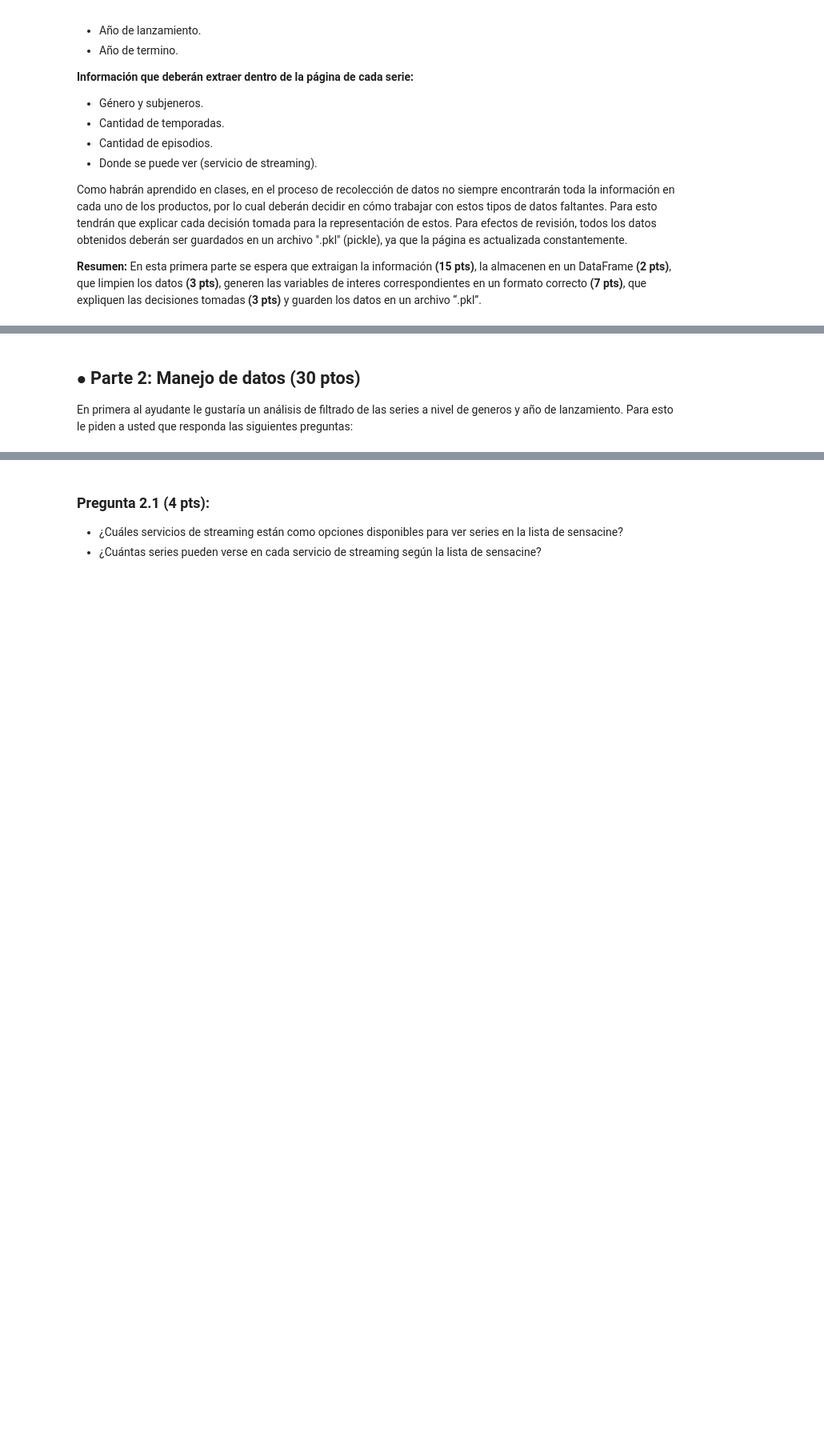
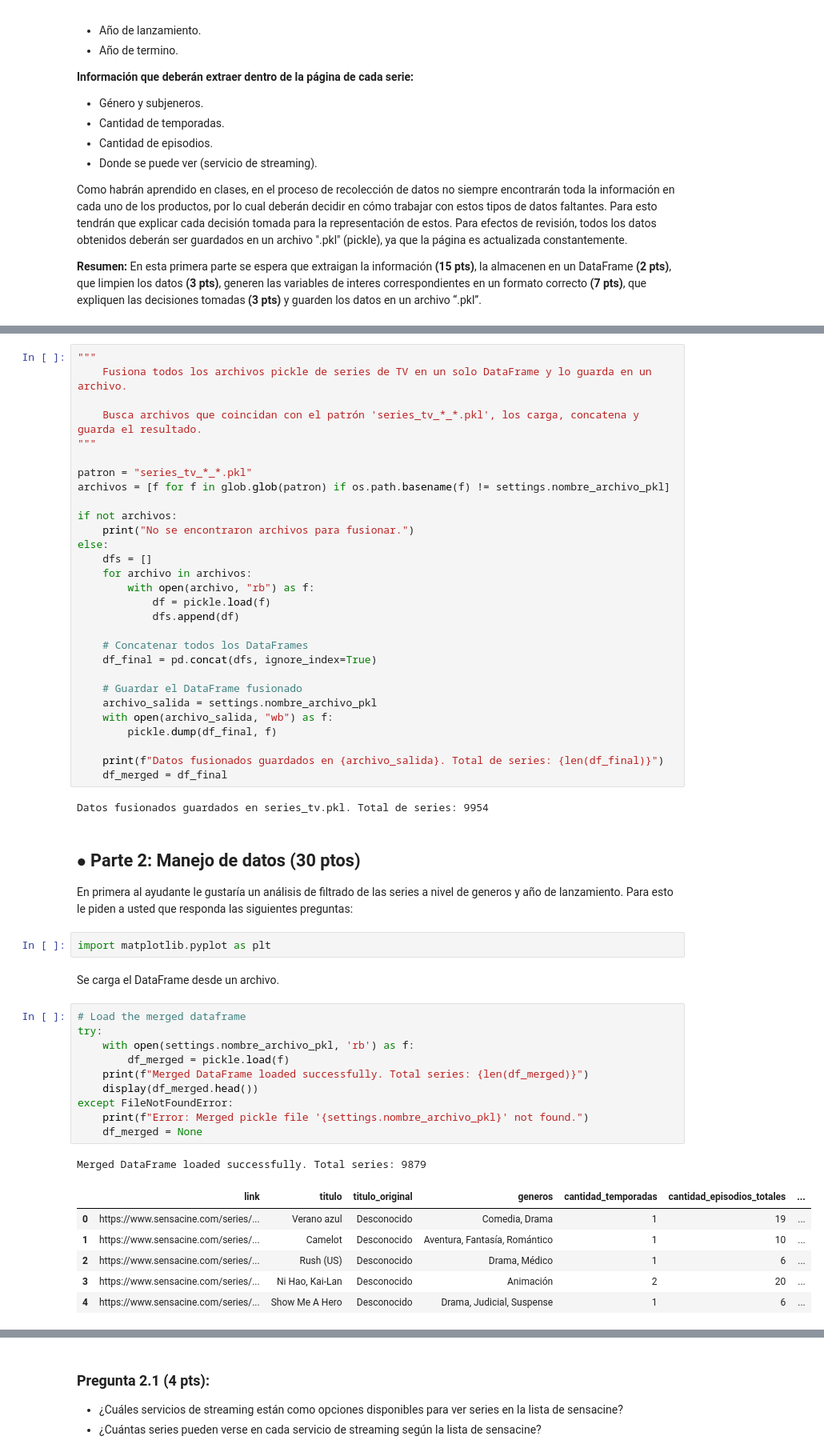
Before and after one commit to AntoCreed777/Web_Scraping, a Jupyter notebook: 2025_Tarea01_AD.ipynb, the cells around one changed output, grey strips where cells are left out. Shown: that part at 80% size. Drawn from its saved outputs; the diff is of its cells as text; blank space fills up the shorter version.

```diff
--- a/2025_Tarea01_AD.ipynb
+++ b/2025_Tarea01_AD.ipynb
@@ -112,4 +608,57 @@ base_url = "https://www.sensacine.com/series-tv/"
+# %%
+"""
+    Fusiona todos los archivos pickle de series de TV en un solo DataFrame y lo guarda en un archivo.
+
+    Busca archivos que coincidan con el patrón 'series_tv_*_*.pkl', los carga, concatena y guarda el resultado.
+"""
+
+patron = "series_tv_*_*.pkl"
+archivos = [f for f in glob.glob(patron) if os.path.basename(f) != settings.nombre_archivo_pkl]
+
+if not archivos:
+    print("No se encontraron archivos para fusionar.")
+else:
+    dfs = []
+    for archivo in archivos:
+        with open(archivo, "rb") as f:
+            df = pickle.load(f)
+            dfs.append(df)
+
+    # Concatenar todos los DataFrames
+    df_final = pd.concat(dfs, ignore_index=True)
+
+    # Guardar el DataFrame fusionado
+    archivo_salida = settings.nombre_archivo_pkl
+    with open(archivo_salida, "wb") as f:
+        pickle.dump(df_final, f)
+
+    print(f"Datos fusionados guardados en {archivo_salida}. Total de series: {len(df_final)}")
+    df_merged = df_final
+# %% [output]
+Datos fusionados guardados en series_tv.pkl. Total de series: 9954
 # %% [markdown]
 ## **$\bullet$ Parte 2: Manejo de datos (30 ptos)**
 
 En primera al ayudante le gustaría un análisis de filtrado de las series a nivel de generos y año de lanzamiento. Para esto le piden a usted que responda las siguientes preguntas:
+# %%
+import matplotlib.pyplot as plt
+# %% [markdown]
+Se carga el DataFrame desde un archivo.
+# %%
+# Load the merged dataframe
+try:
+    with open(settings.nombre_archivo_pkl, 'rb') as f:
+        df_merged = pickle.load(f)
+    print(f"Merged DataFrame loaded successfully. Total series: {len(df_merged)}")
+    display(df_merged.head())
+except FileNotFoundError:
+    print(f"Error: Merged pickle file '{settings.nombre_archivo_pkl}' not found.")
+    df_merged = None
+# %% [output]
+Merged DataFrame loaded successfully. Total series: 9879
+|  | link | titulo | titulo_original | generos | cantidad_temporadas | cantidad_episodios_totales | ... |
+| 0 | https://www.sensacine.com/series/... | Verano azul | Desconocido | Comedia, Drama | 1 | 19 | ... |
+| 1 | https://www.sensacine.com/series/... | Camelot | Desconocido | Aventura, Fantasía, Romántico | 1 | 10 | ... |
+| 2 | https://www.sensacine.com/series/... | Rush (US) | Desconocido | Drama, Médico | 1 | 6 | ... |
+| 3 | https://www.sensacine.com/series/... | Ni Hao, Kai-Lan | Desconocido | Animación | 2 | 20 | ... |
+| 4 | https://www.sensacine.com/series/... | Show Me A Hero | Desconocido | Drama, Judicial, Suspense | 1 | 6 | ... |
```
Also changed, not shown: parts of 35 cells of this notebook.
